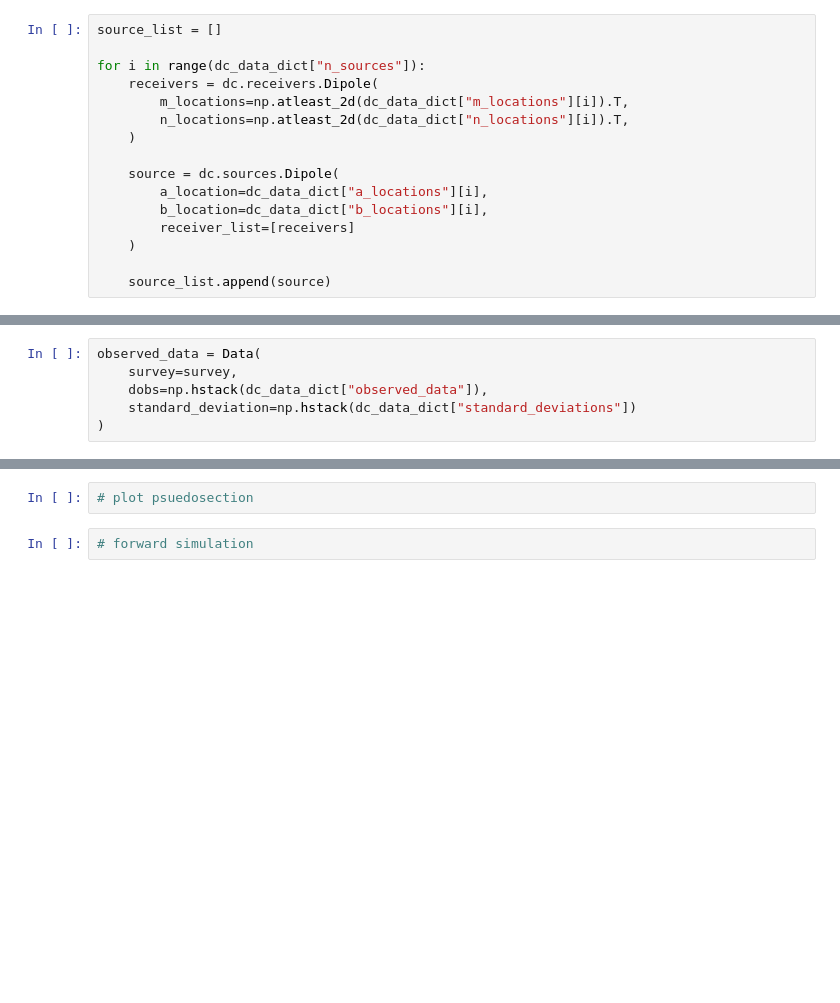
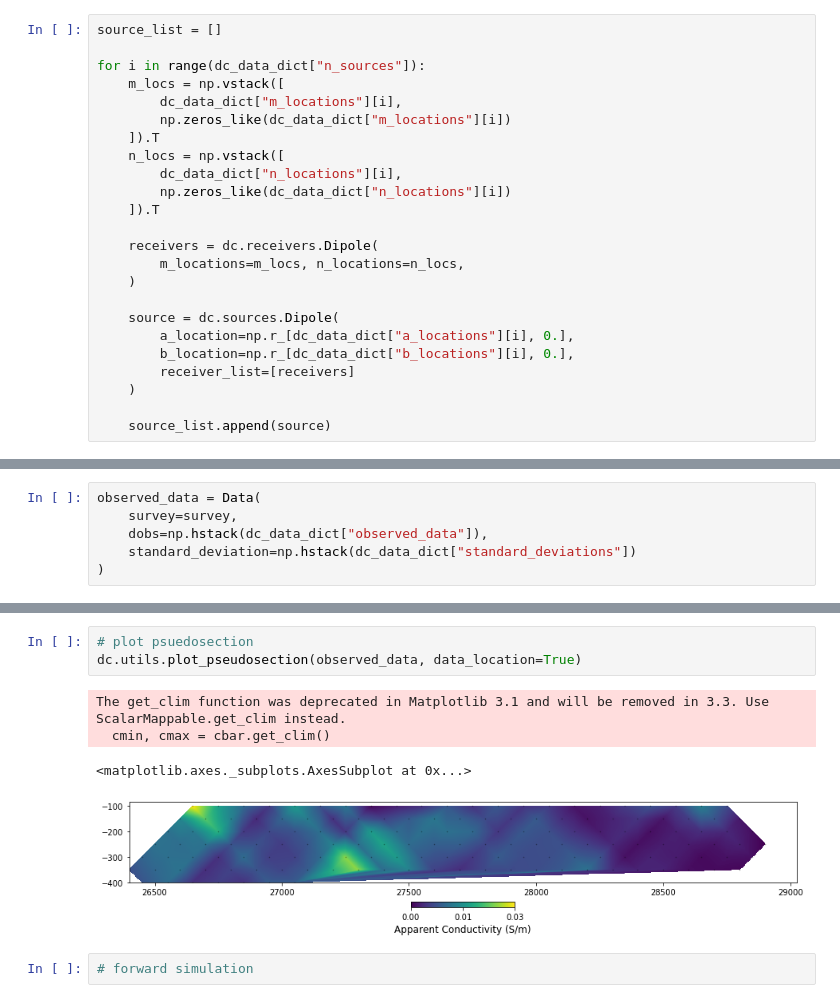
Before and after one commit to simpeg/transform-2020-simpeg, a Jupyter notebook: Century-DC-inversion.ipynb, the cells around one changed output, grey strips where cells are left out. Cells and saved outputs as stored; diff of their text form; blank space fills up the shorter version.

```diff
--- a/Century-DC-inversion.ipynb
+++ b/Century-DC-inversion.ipynb
@@ -155,14 +156,22 @@ Source 26: A-loc: 28600.000000, B-loc: 28700.000000, N receivers: 4
 source_list = []
 
 for i in range(dc_data_dict["n_sources"]):
+    m_locs = np.vstack([
+        dc_data_dict["m_locations"][i],
+        np.zeros_like(dc_data_dict["m_locations"][i])
+    ]).T
+    n_locs = np.vstack([
+        dc_data_dict["n_locations"][i],
+        np.zeros_like(dc_data_dict["n_locations"][i])
+    ]).T
+
     receivers = dc.receivers.Dipole(
-        m_locations=np.atleast_2d(dc_data_dict["m_locations"][i]).T,
-        n_locations=np.atleast_2d(dc_data_dict["n_locations"][i]).T,
+        m_locations=m_locs, n_locations=n_locs,
     )
 
     source = dc.sources.Dipole(
-        a_location=dc_data_dict["a_locations"][i],
-        b_location=dc_data_dict["b_locations"][i],
+        a_location=np.r_[dc_data_dict["a_locations"][i], 0.],
+        b_location=np.r_[dc_data_dict["b_locations"][i], 0.],
         receiver_list=[receivers]
     )
 
@@ -182,5 +233,11 @@ observed_data = Data(
 # %%
 # plot psuedosection
+dc.utils.plot_pseudosection(observed_data, data_location=True)
+# %% [output]
+The get_clim function was deprecated in Matplotlib 3.1 and will be removed in 3.3. Use ScalarMappable.get_clim instead.
+  cmin, cmax = cbar.get_clim()
+<matplotlib.axes._subplots.AxesSubplot at 0x...>
+[figure, added]
 # %%
 # forward simulation
 # %%
```
Also changed, not shown: parts of 3 cells of this notebook.
